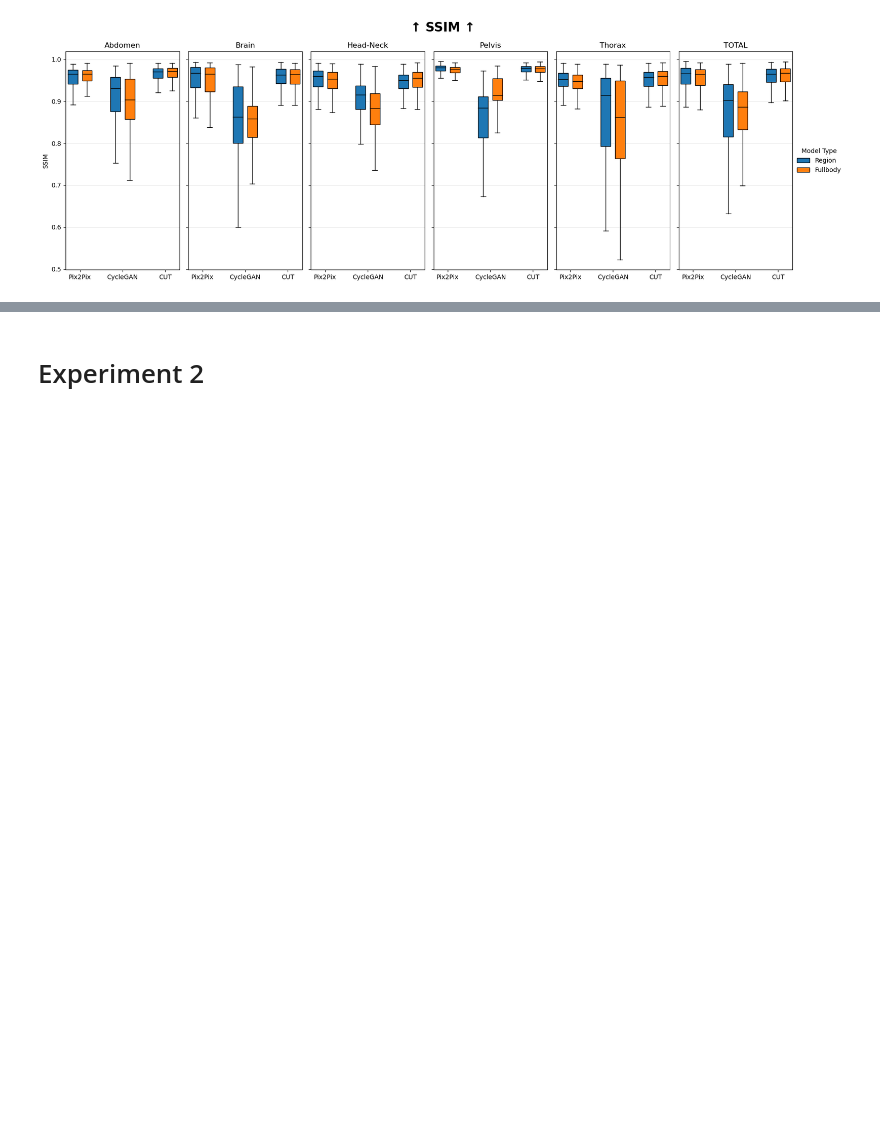
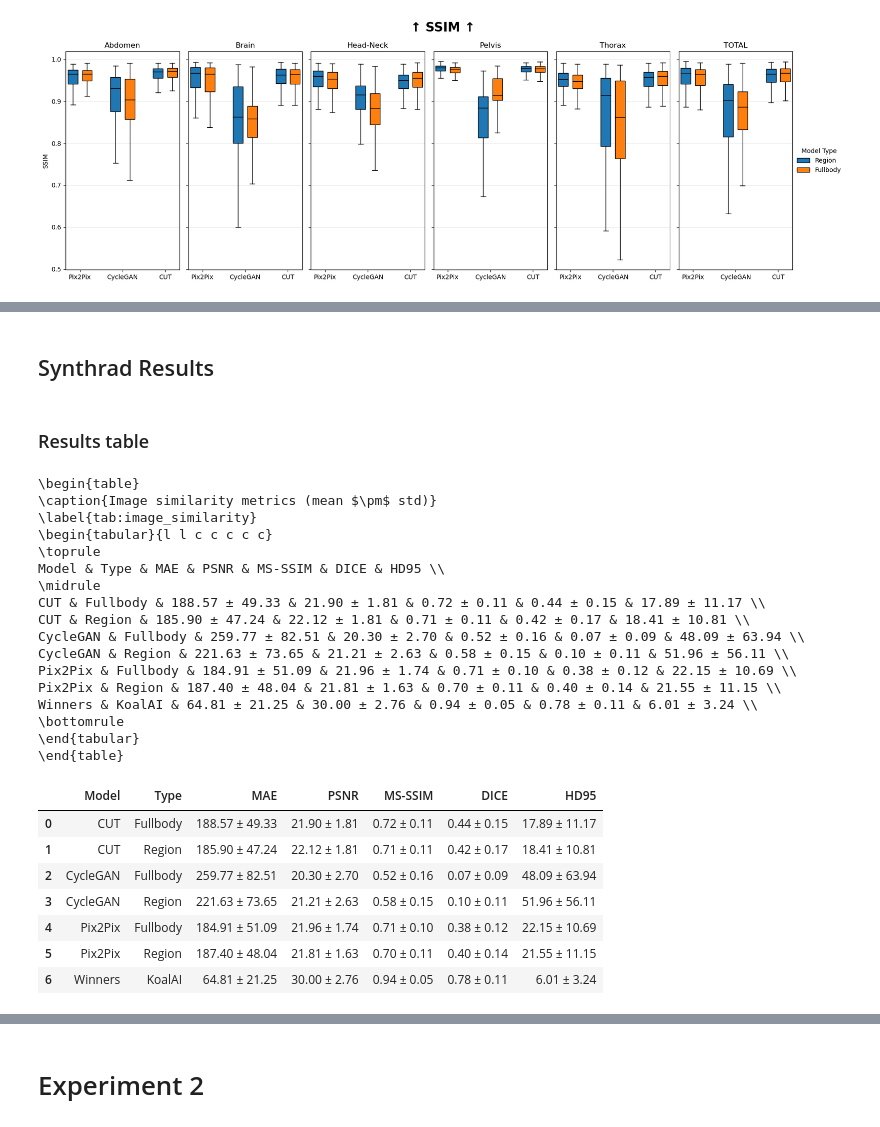
Before and after one commit to NicSchuler/fullbody-sCT, a Jupyter notebook: training/checkpoints/visualize_testing_results.ipynb, the cells around one changed output, grey strips where cells are left out. Drawn from its saved outputs; the diff is of its cells as text; code cells hidden in the pictures; blank space fills up the shorter version.

```diff
--- a/training/checkpoints/visualize_testing_results.ipynb
+++ b/training/checkpoints/visualize_testing_results.ipynb
@@ -578,0 +620,2 @@ cut_synthrad_HN_final: dropping 8.39% of rows (247 slices) due to missing values
+# %% [markdown]
+## Synthrad Results
@@ -578,0 +761,44 @@ cut_synthrad_HN_final: dropping 8.39% of rows (247 slices) due to missing values
+# %% [markdown]
+### Results table
+# %%
+# format for latex
+synthrad_aggregates_table = synthrad_aggregates.pivot_table(index=["filename", "model", "region_or_fullbody", "bodyregion"], columns="metric", values="mean+std", aggfunc="first").reset_index()
+# %%
+table_img_similarity = synthrad_aggregates_table[["model", "region_or_fullbody", "mae", "psnr", "ms_ssim", "DICE", "HD95"]]
+table_img_similarity.columns = ["Model", "Type", "MAE", "PSNR", "MS-SSIM", "DICE", "HD95"]
+
+latex_img_similarity = table_img_similarity.to_latex(
+    index=False,
+    escape=False,
+    column_format="l l c c c c c",
+    caption="Image similarity metrics (mean $\\pm$ std)",
+    label="tab:image_similarity"
+)
+print(latex_img_similarity)
+table_img_similarity
+# %% [output]
+\begin{table}
+\caption{Image similarity metrics (mean $\pm$ std)}
+\label{tab:image_similarity}
+\begin{tabular}{l l c c c c c}
+\toprule
+Model & Type & MAE & PSNR & MS-SSIM & DICE & HD95 \\
+\midrule
+CUT & Fullbody & 188.57 ± 49.33 & 21.90 ± 1.81 & 0.72 ± 0.11 & 0.44 ± 0.15 & 17.89 ± 11.17 \\
+CUT & Region & 185.90 ± 47.24 & 22.12 ± 1.81 & 0.71 ± 0.11 & 0.42 ± 0.17 & 18.41 ± 10.81 \\
+CycleGAN & Fullbody & 259.77 ± 82.51 & 20.30 ± 2.70 & 0.52 ± 0.16 & 0.07 ± 0.09 & 48.09 ± 63.94 \\
+CycleGAN & Region & 221.63 ± 73.65 & 21.21 ± 2.63 & 0.58 ± 0.15 & 0.10 ± 0.11 & 51.96 ± 56.11 \\
+Pix2Pix & Fullbody & 184.91 ± 51.09 & 21.96 ± 1.74 & 0.71 ± 0.10 & 0.38 ± 0.12 & 22.15 ± 10.69 \\
+Pix2Pix & Region & 187.40 ± 48.04 & 21.81 ± 1.63 & 0.70 ± 0.11 & 0.40 ± 0.14 & 21.55 ± 11.15 \\
+Winners & KoalAI & 64.81 ± 21.25 & 30.00 ± 2.76 & 0.94 ± 0.05 & 0.78 ± 0.11 & 6.01 ± 3.24 \\
+\bottomrule
+\end{tabular}
+\end{table}
+|  | Model | Type | MAE | PSNR | MS-SSIM | DICE | HD95 |
+| 0 | CUT | Fullbody | 188.57 ± 49.33 | 21.90 ± 1.81 | 0.72 ± 0.11 | 0.44 ± 0.15 | 17.89 ± 11.17 |
+| 1 | CUT | Region | 185.90 ± 47.24 | 22.12 ± 1.81 | 0.71 ± 0.11 | 0.42 ± 0.17 | 18.41 ± 10.81 |
+| 2 | CycleGAN | Fullbody | 259.77 ± 82.51 | 20.30 ± 2.70 | 0.52 ± 0.16 | 0.07 ± 0.09 | 48.09 ± 63.94 |
+| 3 | CycleGAN | Region | 221.63 ± 73.65 | 21.21 ± 2.63 | 0.58 ± 0.15 | 0.10 ± 0.11 | 51.96 ± 56.11 |
+| 4 | Pix2Pix | Fullbody | 184.91 ± 51.09 | 21.96 ± 1.74 | 0.71 ± 0.10 | 0.38 ± 0.12 | 22.15 ± 10.69 |
+| 5 | Pix2Pix | Region | 187.40 ± 48.04 | 21.81 ± 1.63 | 0.70 ± 0.11 | 0.40 ± 0.14 | 21.55 ± 11.15 |
+| 6 | Winners | KoalAI | 64.81 ± 21.25 | 30.00 ± 2.76 | 0.94 ± 0.05 | 0.78 ± 0.11 | 6.01 ± 3.24 |
```
Also changed, not shown: parts of 10 cells of this notebook, 9 other files.
